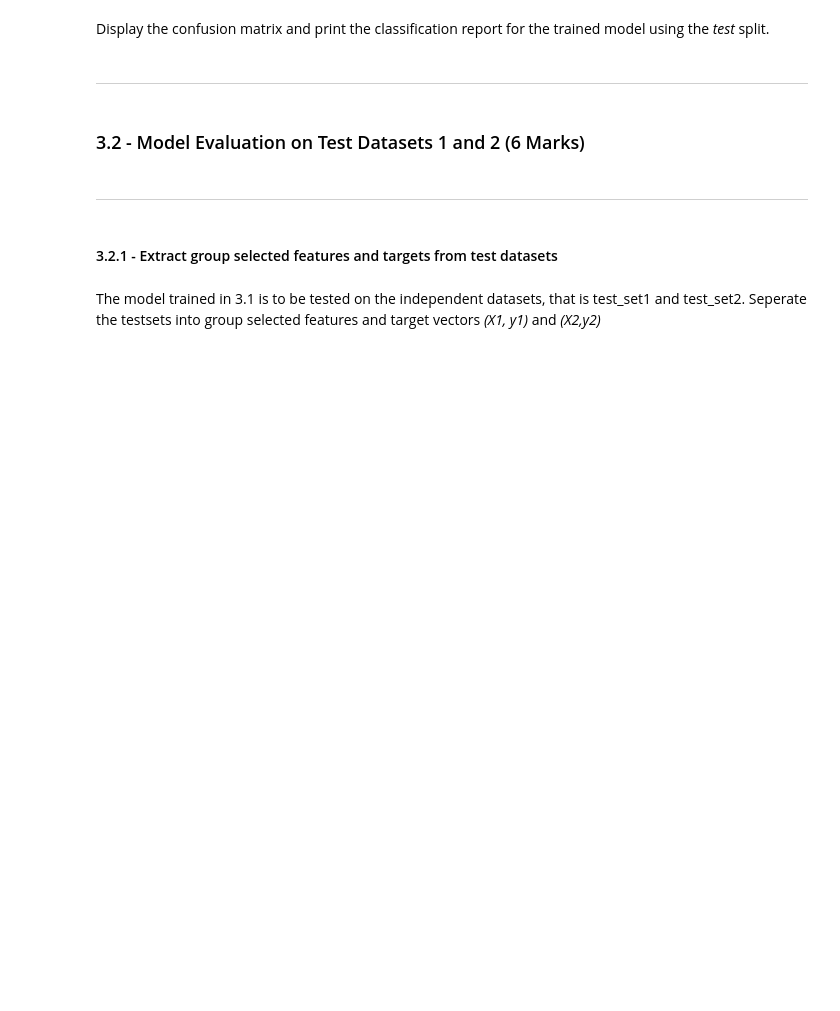
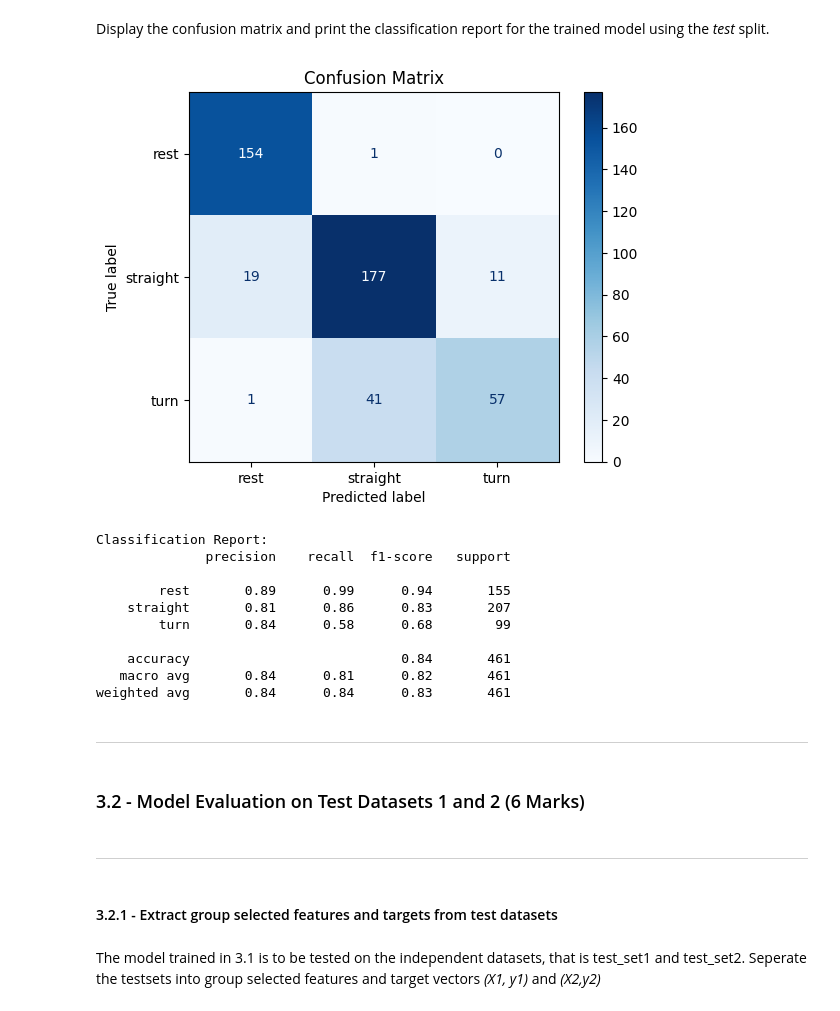
Before and after one commit to AkinsegunAdemiluwa/engg680_2024_fall, a Jupyter notebook: Lab_Assignment4/Assignment 4.ipynb, the cells around one changed output. Cells and saved outputs as stored; diff of their text form; code cells hidden in the pictures; blank space fills up the shorter version.

```diff
--- a/Lab_Assignment4/Assignment 4.ipynb
+++ b/Lab_Assignment4/Assignment 4.ipynb
@@ -719,0 +723,30 @@ Follow the steps from **1.2.2** and perform model training and tuning using the
+# %%
+# TODO - Perform model training and tuning using `GridSearchCV`
+from sklearn.pipeline import Pipeline
+from sklearn.preprocessing import StandardScaler, RobustScaler
+from sklearn.svm import SVC
+from sklearn.model_selection import GridSearchCV
+
+# Define the pipeline with a scaler and an SVC classifier
+pipeline = Pipeline([
+    ('scaler', StandardScaler()),  # Default scaler, to be tuned
+    ('classifier', SVC())          # Default classifier
+])
+
+# Define the parameter grid for GridSearchCV
+param_grid = {
+    'scaler': [StandardScaler(), RobustScaler(), None],  # Testing different scalers
+    'classifier__C': [0.01, 0.1, 1, 10, 100],            # Regularization parameter
+    'classifier__gamma': [0.001, 0.01, 0.1, 1],          # Kernel coefficient for ‘rbf’
+    'classifier__kernel': ['rbf']                         # Using RBF kernel
+}
+
+# Initialize GridSearchCV with the pipeline and parameter grid
+grid = GridSearchCV(pipeline, param_grid, cv=5, scoring='accuracy', return_train_score=True)
+
+# Fit the model on the selected features X and target y
+grid.fit(X, y)
+
+# Print the best parameters and best score
+print("Best parameters found by GridSearchCV:", grid.best_params_)
+print("Best cross-validation accuracy score:", grid.best_score_)
@@ -741,3 +783,30 @@ Display the confusion matrix and print the classification report for the trained
+# %%
+# TODO - Display confusion matrix and print classification report
+from sklearn.metrics import ConfusionMatrixDisplay, classification_report
+
+# Step 1: Generate predictions
+y_pred = grid.best_estimator_.predict(X_test)
+
+# Step 2: Display confusion matrix
+ConfusionMatrixDisplay.from_predictions(y_test, y_pred, display_labels=["rest", "straight", "turn"], cmap="Blues")
+plt.title("Confusion Matrix")
+plt.show()
+
+# Step 3: Print classification report
+print("Classification Report:")
+print(classification_report(y_test, y_pred, target_names=["rest", "straight", "turn"], zero_division=0))
+# %% [output]
+[figure, added]
+Classification Report:
+              precision    recall  f1-score   support
+
+        rest       0.89      0.99      0.94       155
+    straight       0.81      0.86      0.83       207
+        turn       0.84      0.58      0.68        99
+
+    accuracy                           0.84       461
+   macro avg       0.84      0.81      0.82       461
+weighted avg       0.84      0.84      0.83       461
 # %% [markdown]
 ___
 # %% [markdown]
```
Also changed, not shown: parts of 13 cells of this notebook.
